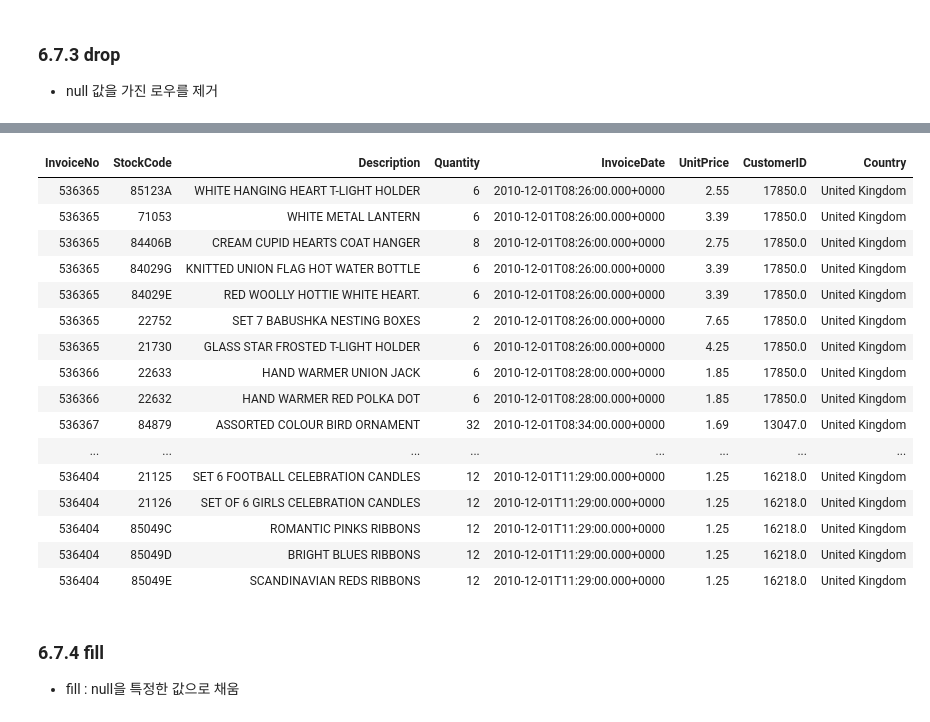
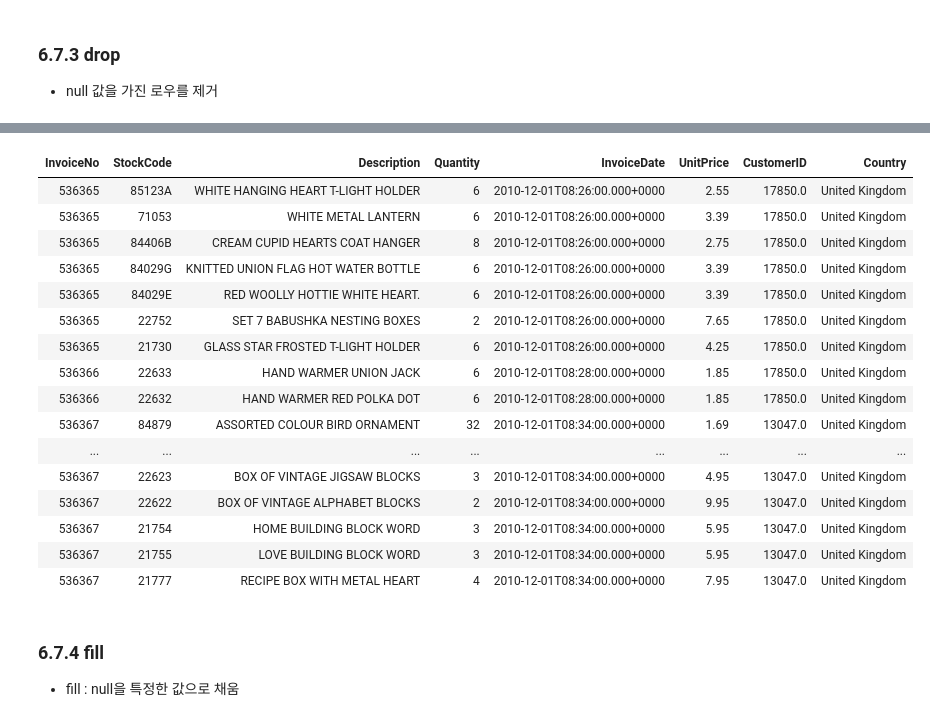
Before and after one commit to suhoy901/spark_recap, a Jupyter notebook: DefinitiveSpark/6_DataType.ipynb, the cells around one changed output, grey strips where cells are left out. Cells and saved outputs as stored; diff of their text form; code cells hidden in the pictures.

```diff
--- a/DefinitiveSpark/6_DataType.ipynb
+++ b/DefinitiveSpark/6_DataType.ipynb
@@ -717,25 +733,25 @@ df.na.drop('all').show(1) # 로우 컬럼 값 중에서 모두 null이면 제거
 [interactive output not drawn]
 # %%
 # 배열 형태의 컬럼을 인수로 전달 가능
-display(df.na.drop("all", subset = ("StockCode", "InvoiceNo")))
+display(df.na.drop("all", subset = ("StockCode", "InvoiceNo")).limit(20))
 # %% [output]
 | InvoiceNo | StockCode | Description | Quantity | InvoiceDate | UnitPrice | CustomerID | Country |
 | 536365 | 85123A | WHITE HANGING HEART T-LIGHT HOLDER | 6 | 2010-12-01T08:26:00.000+0000 | 2.55 | 17850.0 | United Kingdom |
 | 536365 | 71053 | WHITE METAL LANTERN | 6 | 2010-12-01T08:26:00.000+0000 | 3.39 | 17850.0 | United Kingdom |
 | 536365 | 84406B | CREAM CUPID HEARTS COAT HANGER | 8 | 2010-12-01T08:26:00.000+0000 | 2.75 | 17850.0 | United Kingdom |
 | 536365 | 84029G | KNITTED UNION FLAG HOT WATER BOTTLE | 6 | 2010-12-01T08:26:00.000+0000 | 3.39 | 17850.0 | United Kingdom |
 | 536365 | 84029E | RED WOOLLY HOTTIE WHITE HEART. | 6 | 2010-12-01T08:26:00.000+0000 | 3.39 | 17850.0 | United Kingdom |
 | 536365 | 22752 | SET 7 BABUSHKA NESTING BOXES | 2 | 2010-12-01T08:26:00.000+0000 | 7.65 | 17850.0 | United Kingdom |
 | 536365 | 21730 | GLASS STAR FROSTED T-LIGHT HOLDER | 6 | 2010-12-01T08:26:00.000+0000 | 4.25 | 17850.0 | United Kingdom |
 | 536366 | 22633 | HAND WARMER UNION JACK | 6 | 2010-12-01T08:28:00.000+0000 | 1.85 | 17850.0 | United Kingdom |
 | 536366 | 22632 | HAND WARMER RED POLKA DOT | 6 | 2010-12-01T08:28:00.000+0000 | 1.85 | 17850.0 | United Kingdom |
 | 536367 | 84879 | ASSORTED COLOUR BIRD ORNAMENT | 32 | 2010-12-01T08:34:00.000+0000 | 1.69 | 13047.0 | United Kingdom |
 | ... | ... | ... | ... | ... | ... | ... | ... |
-| 536404 | 21125 | SET 6 FOOTBALL CELEBRATION CANDLES | 12 | 2010-12-01T11:29:00.000+0000 | 1.25 | 16218.0 | United Kingdom |
-| 536404 | 21126 | SET OF 6 GIRLS CELEBRATION CANDLES | 12 | 2010-12-01T11:29:00.000+0000 | 1.25 | 16218.0 | United Kingdom |
-| 536404 | 85049C | ROMANTIC PINKS RIBBONS | 12 | 2010-12-01T11:29:00.000+0000 | 1.25 | 16218.0 | United Kingdom |
-| 536404 | 85049D | BRIGHT BLUES RIBBONS | 12 | 2010-12-01T11:29:00.000+0000 | 1.25 | 16218.0 | United Kingdom |
-| 536404 | 85049E | SCANDINAVIAN REDS RIBBONS | 12 | 2010-12-01T11:29:00.000+0000 | 1.25 | 16218.0 | United Kingdom |
+| 536367 | 22623 | BOX OF VINTAGE JIGSAW BLOCKS | 3 | 2010-12-01T08:34:00.000+0000 | 4.95 | 13047.0 | United Kingdom |
+| 536367 | 22622 | BOX OF VINTAGE ALPHABET BLOCKS | 2 | 2010-12-01T08:34:00.000+0000 | 9.95 | 13047.0 | United Kingdom |
+| 536367 | 21754 | HOME BUILDING BLOCK WORD | 3 | 2010-12-01T08:34:00.000+0000 | 5.95 | 13047.0 | United Kingdom |
+| 536367 | 21755 | LOVE BUILDING BLOCK WORD | 3 | 2010-12-01T08:34:00.000+0000 | 5.95 | 13047.0 | United Kingdom |
+| 536367 | 21777 | RECIPE BOX WITH METAL HEART | 4 | 2010-12-01T08:34:00.000+0000 | 7.95 | 13047.0 | United Kingdom |
 # %% [markdown]
 ### 6.7.4 fill
 - fill : null을 특정한 값으로 채움
```
Also changed, not shown: parts of 10 cells of this notebook.
